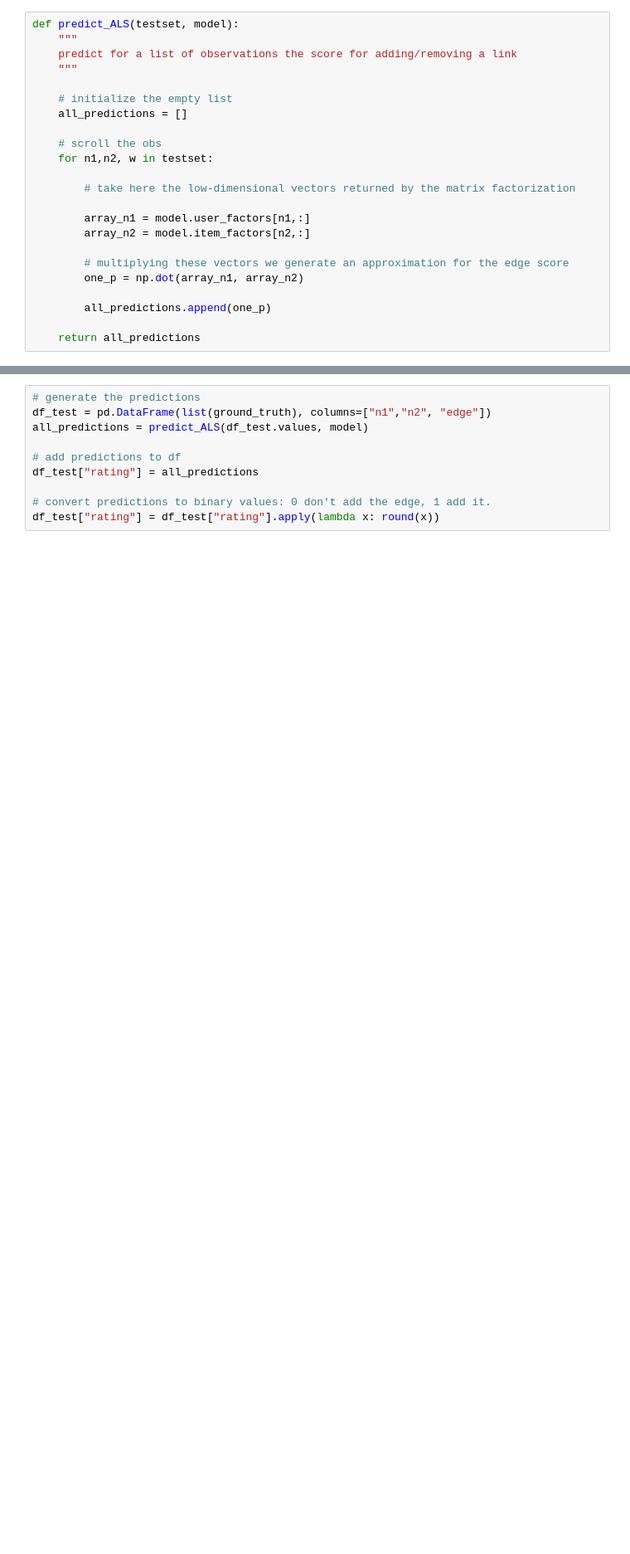
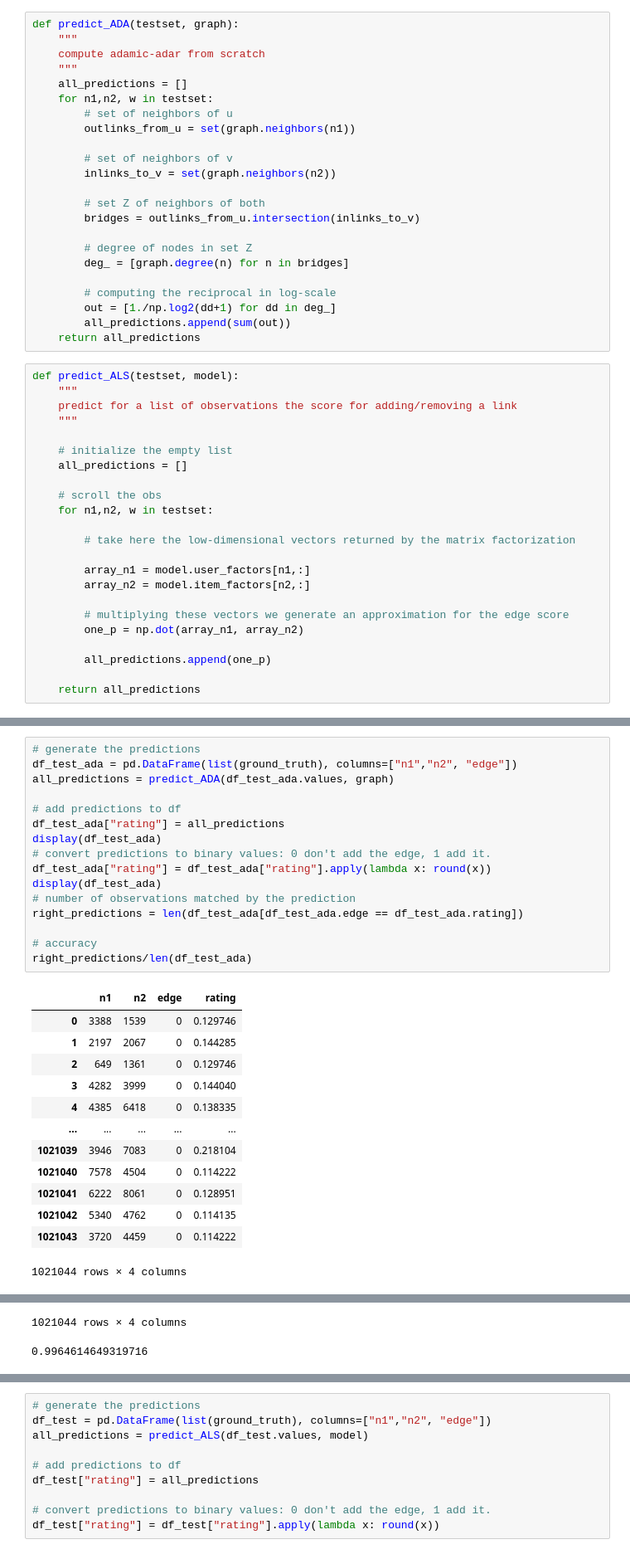
Before and after one commit to waze96/IR_WA_FinalProject, a Jupyter notebook: notebook/RQ3.ipynb, the cells around one changed output, grey strips where cells are left out. Shown at 83% size. Drawn from its saved outputs; the diff is of its cells as text; blank space fills up the shorter version.

```diff
--- a/notebook/RQ3.ipynb
+++ b/notebook/RQ3.ipynb
@@ -424,3 +478,26 @@ WARNING:root:OpenBLAS detected. Its highly recommend to set the environment vari
+# %%
+def predict_ADA(testset, graph):
+    """
+    compute adamic-adar from scratch
+    """
+    all_predictions = []
+    for n1,n2, w in testset:
+        # set of neighbors of u
+        outlinks_from_u = set(graph.neighbors(n1))
+
+        # set of neighbors of v
+        inlinks_to_v = set(graph.neighbors(n2))
+
+        # set Z of neighbors of both
+        bridges = outlinks_from_u.intersection(inlinks_to_v)
+
+        # degree of nodes in set Z
+        deg_ = [graph.degree(n) for n in bridges]
+
+        # computing the reciprocal in log-scale
+        out = [1./np.log2(dd+1) for dd in deg_]
+        all_predictions.append(sum(out))
+    return all_predictions
 # %%
 def predict_ALS(testset, model):
     """
@@ -446,0 +526,30 @@ def predict_ALS(testset, model):
+# %%
+# generate the predictions
+df_test_ada = pd.DataFrame(list(ground_truth), columns=["n1","n2", "edge"])
+all_predictions = predict_ADA(df_test_ada.values, graph)
+
+# add predictions to df
+df_test_ada["rating"] = all_predictions
+display(df_test_ada)
+# convert predictions to binary values: 0 don't add the edge, 1 add it.
+df_test_ada["rating"] = df_test_ada["rating"].apply(lambda x: round(x))
+display(df_test_ada)
+# number of observations matched by the prediction
+right_predictions = len(df_test_ada[df_test_ada.edge == df_test_ada.rating])
+
+# accuracy
+right_predictions/len(df_test_ada)
+# %% [output]
+|  | n1 | n2 | edge | rating |
+| 0 | 3388 | 1539 | 0 | 0.129746 |
+| 1 | 2197 | 2067 | 0 | 0.144285 |
+| 2 | 649 | 1361 | 0 | 0.129746 |
+| 3 | 4282 | 3999 | 0 | 0.144040 |
+| 4 | 4385 | 6418 | 0 | 0.138335 |
+| ... | ... | ... | ... | ... |
+| 1021039 | 3946 | 7083 | 0 | 0.218104 |
+| 1021040 | 7578 | 4504 | 0 | 0.114222 |
+| 1021041 | 6222 | 8061 | 0 | 0.128951 |
+| 1021042 | 5340 | 4762 | 0 | 0.114135 |
+| 1021043 | 3720 | 4459 | 0 | 0.114222 |
+1021044 rows × 4 columns
@@ -446,0 +568,2 @@ def predict_ALS(testset, model):
+1021044 rows × 4 columns
+0.9964614649319716
```
Also changed, not shown: parts of 23 cells of this notebook.
